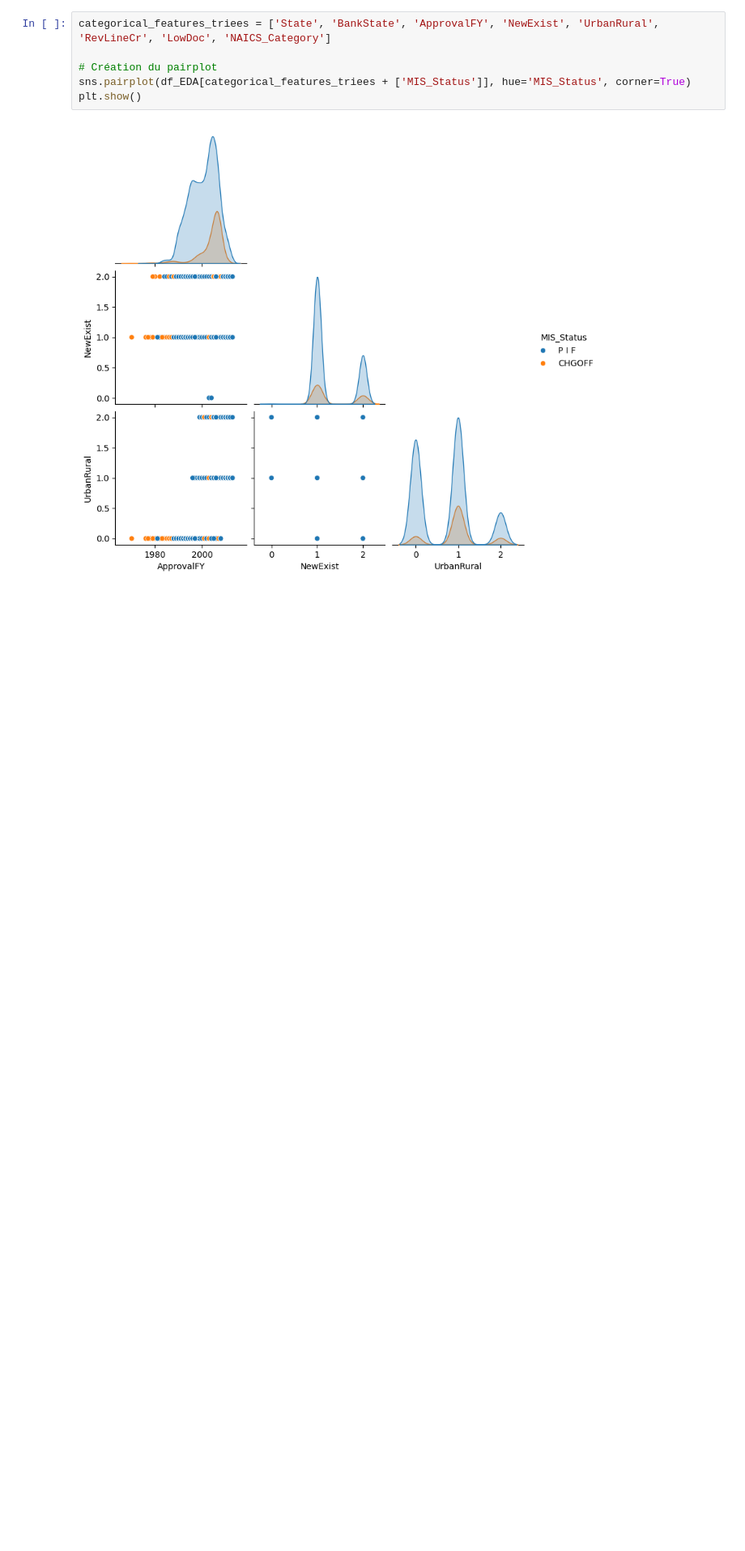
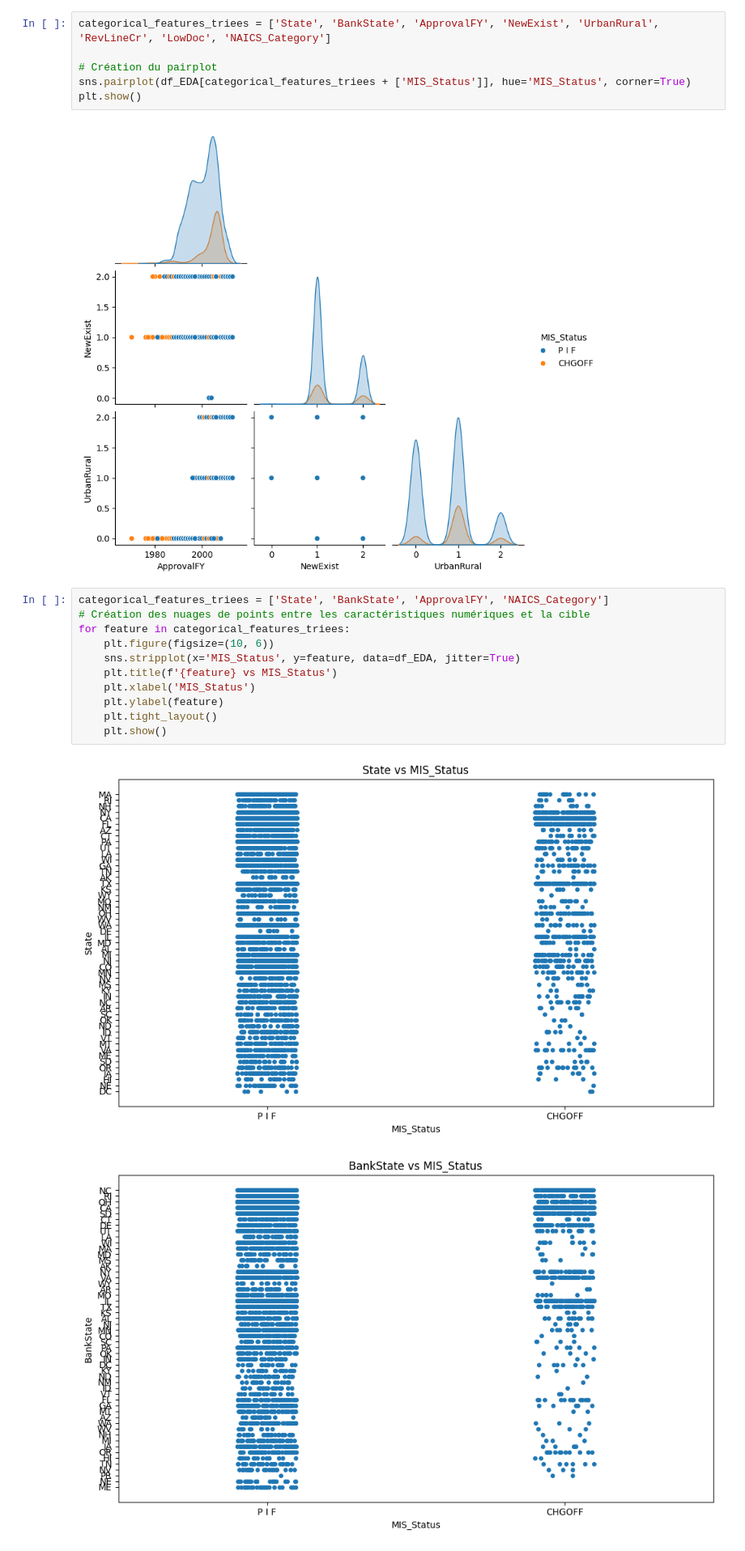
Before and after one commit to ElieLECAS/US_SBA, a Jupyter notebook: EDA/EDA_bivarie.ipynb, the cells around one changed output. Shown at 81% size. Cells and saved outputs as stored; diff of their text form; blank space fills up the shorter version.

```diff
--- a/EDA/EDA_bivarie.ipynb
+++ b/EDA/EDA_bivarie.ipynb
@@ -228,3 +216,17 @@ sns.pairplot(df_EDA[categorical_features_triees + ['MIS_Status']], hue='MIS_Stat
 plt.show()
 # %% [output]
 [figure]
+# %%
+categorical_features_triees = ['State', 'BankState', 'ApprovalFY', 'NAICS_Category']
+# Création des nuages de points entre les caractéristiques numériques et la cible
+for feature in categorical_features_triees:
+    plt.figure(figsize=(10, 6))
+    sns.stripplot(x='MIS_Status', y=feature, data=df_EDA, jitter=True)
+    plt.title(f'{feature} vs MIS_Status')
+    plt.xlabel('MIS_Status')
+    plt.ylabel(feature)
+    plt.tight_layout()
+    plt.show()
+# %% [output]
+[figure, added]
+[figure, added]
```
Also changed, not shown: parts of 2 cells of this notebook.
